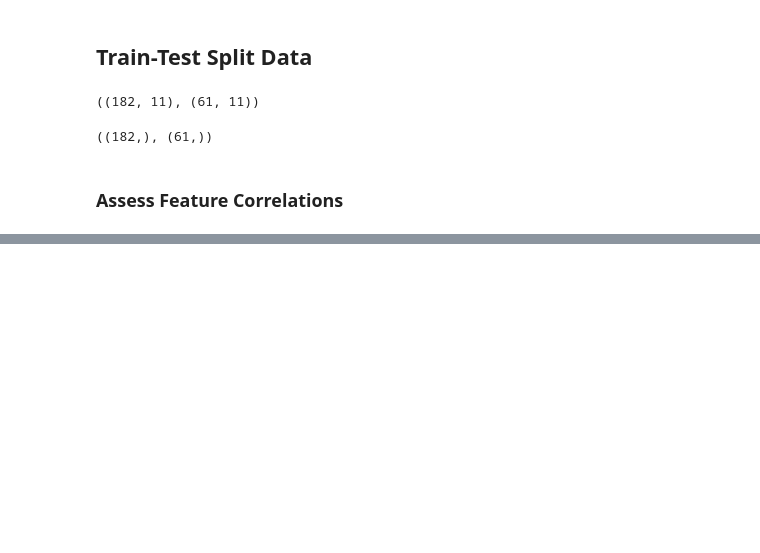
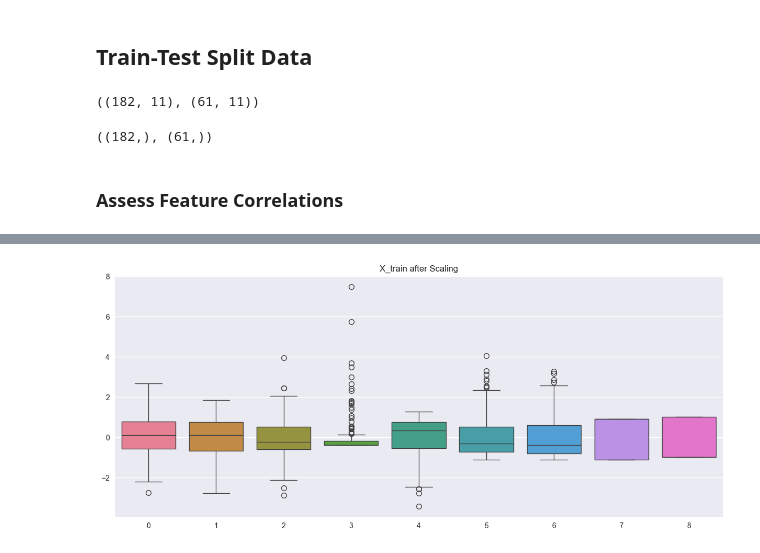
Before and after one commit to iceyisaak/ml-regression-forrest-fire-prediction, a Jupyter notebook: 2_eda.ipynb, the cells around one changed output, grey strips where cells are left out. Drawn from its saved outputs; the diff is of its cells as text; code cells hidden in the pictures; blank space fills up the shorter version.

```diff
--- a/2_eda.ipynb
+++ b/2_eda.ipynb
@@ -237,0 +257,4 @@ corr_ftrs = correlation_detector(df, 0.85)
+# %%
+scaler = StandardScaler()
+# %%
+X_train_scaled = scaler.fit_transform(X_train)
@@ -237,0 +309,7 @@ corr_ftrs = correlation_detector(df, 0.85)
+# %%
+plt.figure(figsize=(15,6))
+
+sns.boxplot(data=X_train_scaled)
+plt.title('X_train after Scaling');
+# %% [output]
+[figure, added]
```
Also changed, not shown: parts of 21 cells of this notebook.
